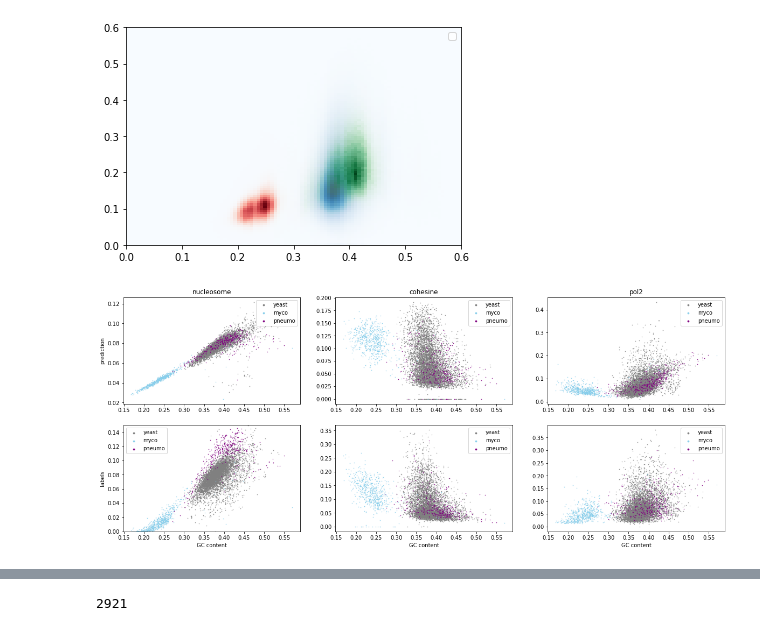
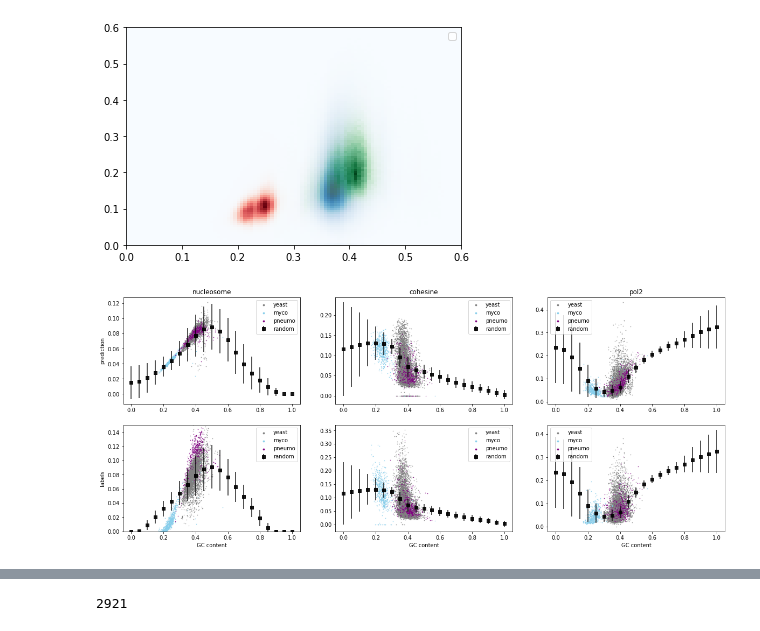
Before and after one commit to Alexwestbrook/mnhn-internship_DeepCNN_ChIP-seq, a Jupyter notebook: Generating_sequences.ipynb, the cells around one changed output, grey strips where cells are left out. Cells and saved outputs as stored; diff of their text form; code cells hidden in the pictures.

```diff
--- a/Generating_sequences.ipynb
+++ b/Generating_sequences.ipynb
@@ -214,7 +216,7 @@ def predict(one_hot_chr, model, annotation_type, last_window=False):
     if annotation_type == 'nucleosome':
         WINDOW = 2001
         X = rolling_window(one_hot_chr, window=(WINDOW, 4))[:, 0, :, None,  :]
-        pred = np.zeros(len(one_hot_chr))
+        pred = np.zeros(len(one_hot_chr), dtype='float32')
         pred[WINDOW//2:-(WINDOW//2)] = model.predict(X)[:, 0]
     else:
         if annotation_type == 'cohesine':
@@ -684,0 +661,4 @@ for gc_idx in range(19):
+# %%
+fig, axes = plt.subplots(1, 2, sharey='row', figsize=(20, 5), facecolor='w')
+for (key, grp), ax in zip(df.groupby('nextgc'), axes.flatten()):
+    grp.plot(kind='bar', ax=ax, title=key)
@@ -747,14 +734,5 @@ preds_nuc_rand.shape, preds_coh_rand.shape, preds_pol_rand.shape
 ((21, 30000), (21, 24576), (21, 1536))
 # %% [markdown]
 ### Load and normalize labels
-# %%
-def log(x):
-    x_ = np.copy(x)
-    x_[np.isnan(x_)] = 0
-    x_[np.isinf(x_)] = np.percentile(x_, 98)
-    # x_[np.isinf(x_)] = np.percentile(x_, 99.5)
-    # x_[np.isinf(x_)] = np.percentile(x_, 90)
-    x_ = np.log2(x_ + 1)
-    return x_
 # %% [markdown]
 Load nucleosome labels
@@ -1379,49 +1275,49 @@ gc_refs = np.concatenate([gc_yeast, gc_myco, gc_pneu])
 plt.figure(figsize=(20, 8))
 titles = ['nucleosome', 'cohesine', 'pol2']
 s = 1
 s_yeast = 1
 for i in range(3):
     plt.subplot(231+i)
     plt.title(titles[i])
-    # if i == 0:
-    #     plt.errorbar(gcs, y=(preds_nuc_rand / thres_pred_nm).mean(axis=1), yerr=(preds_nuc_rand / thres_pred_nm).std(axis=1), fmt='ks', alpha=0.9, label='random')
-    #     plt.errorbar(gc_refs, y=(preds_nuc_rand_sim / thres_pred_nm).mean(axis=1), yerr=(preds_nuc_rand_sim / thres_pred_nm).std(axis=1), fmt='ys', alpha=0.9, label='2mer_like', capsize=2)
-    # elif i == 1:
-    #     plt.errorbar(gcs, y=(preds_coh_rand / thres_pred_cm).mean(axis=1), yerr=(preds_coh_rand / thres_pred_cm).std(axis=1), fmt='ks', alpha=0.9, label='random')
-    #     plt.errorbar(gc_refs, y=(preds_coh_rand_sim / thres_pred_cm).mean(axis=1), yerr=(preds_coh_rand_sim / thres_pred_cm).std(axis=1), fmt='ys', alpha=0.9, label='2mer_like', capsize=2)
-    # else:
-    #     plt.errorbar(gcs, y=(preds_pol_rand / thres_pred_pm).mean(axis=1), yerr=(preds_pol_rand / thres_pred_pm).std(axis=1), fmt='ks', alpha=0.9, label='random')
-    #     plt.errorbar(gc_refs, y=(preds_pol_rand_sim / thres_pred_pm).mean(axis=1), yerr=(preds_pol_rand_sim / thres_pred_pm).std(axis=1), fmt='ys', alpha=0.9, label='2mer_like', capsize=2)
+    if i == 0:
+        plt.errorbar(gcs, y=(preds_nuc_rand / thres_pred_nm).mean(axis=1), yerr=(preds_nuc_rand / thres_pred_nm).std(axis=1), fmt='ks', alpha=0.9, label='random')
+        # plt.errorbar(gc_refs, y=(preds_nuc_rand_sim / thres_pred_nm).mean(axis=1), yerr=(preds_nuc_rand_sim / thres_pred_nm).std(axis=1), fmt='ys', alpha=0.9, label='2mer_like', capsize=2)
+    elif i == 1:
+        plt.errorbar(gcs, y=(preds_coh_rand / thres_pred_cm).mean(axis=1), yerr=(preds_coh_rand / thres_pred_cm).std(axis=1), fmt='ks', alpha=0.9, label='random')
+        # plt.errorbar(gc_refs, y=(preds_coh_rand_sim / thres_pred_cm).mean(axis=1), yerr=(preds_coh_rand_sim / thres_pred_cm).std(axis=1), fmt='ys', alpha=0.9, label='2mer_like', capsize=2)
+    else:
+        plt.errorbar(gcs, y=(preds_pol_rand / thres_pred_pm).mean(axis=1), yerr=(preds_pol_rand / thres_pred_pm).std(axis=1), fmt='ks', alpha=0.9, label='random')
+        # plt.errorbar(gc_refs, y=(preds_pol_rand_sim / thres_pred_pm).mean(axis=1), yerr=(preds_pol_rand_sim / thres_pred_pm).std(axis=1), fmt='ys', alpha=0.9, label='2mer_like', capsize=2)
     plt.scatter(window_gc_yeast, window_preds_yeast[:, i], marker='.', color='gray', label='yeast', s=s_yeast)
     plt.scatter(window_gc['myco'], window_preds['myco'][:, i], marker='.', color='skyblue', label='myco', s=s)
     plt.scatter(window_gc['pneu'], window_preds['pneu'][:, i], marker='.', color='purple', label='pneumo', s=s)
     if i == 0:
         plt.ylabel('prediction')
     leg = plt.legend()
     for legh in leg.legendHandles[:3]:
         legh.set_sizes([30])
 for i in range(3):
     plt.subplot(234+i)
-    # if i == 0:
-    #     plt.errorbar(gcs, y=(preds_nuc_rand / thres_pred_nm).reshape(n_gcs, 3, -1).mean(axis=2)[:, 0], yerr=(preds_nuc_rand / thres_pred_nm).reshape(n_gcs, 3, -1).std(axis=2)[:, 0], fmt='ks', alpha=0.9, label='random')
-    #     plt.errorbar(gc_refs, y=(preds_nuc_rand_sim / thres_pred_nm).mean(axis=1), yerr=(preds_nuc_rand_sim / thres_pred_nm).std(axis=1), fmt='ys', alpha=0.9, label='2mer_like', capsize=2)
-    # elif i == 1:
-    #     plt.errorbar(gcs, y=(preds_coh_rand / thres_pred_cm).mean(axis=1), yerr=(preds_coh_rand / thres_pred_cm).std(axis=1), fmt='ks', alpha=0.9, label='random')
-    #     plt.errorbar(gc_refs, y=(preds_coh_rand_sim / thres_pred_cm).mean(axis=1), yerr=(preds_coh_rand_sim / thres_pred_cm).std(axis=1), fmt='ys', alpha=0.9, label='2mer_like', capsize=2)
-    # else:
-    #     plt.errorbar(gcs, y=(preds_pol_rand / thres_pred_pm).mean(axis=1), yerr=(preds_pol_rand / thres_pred_pm).std(axis=1), fmt='ks', alpha=0.9, label='random')
-    #     plt.errorbar(gc_refs, y=(preds_pol_rand_sim / thres_pred_pm).mean(axis=1), yerr=(preds_pol_rand_sim / thres_pred_pm).std(axis=1), fmt='ys', alpha=0.9, label='2mer_like', capsize=2)
+    if i == 0:
+        plt.errorbar(gcs, y=(preds_nuc_rand / thres_pred_nm).reshape(n_gcs, 3, -1).mean(axis=2)[:, 0], yerr=(preds_nuc_rand / thres_pred_nm).reshape(n_gcs, 3, -1).std(axis=2)[:, 0], fmt='ks', alpha=0.9, label='random')
+        # plt.errorbar(gc_refs, y=(preds_nuc_rand_sim / thres_pred_nm).mean(axis=1), yerr=(preds_nuc_rand_sim / thres_pred_nm).std(axis=1), fmt='ys', alpha=0.9, label='2mer_like', capsize=2)
+    elif i == 1:
+        plt.errorbar(gcs, y=(preds_coh_rand / thres_pred_cm).mean(axis=1), yerr=(preds_coh_rand / thres_pred_cm).std(axis=1), fmt='ks', alpha=0.9, label='random')
+        # plt.errorbar(gc_refs, y=(preds_coh_rand_sim / thres_pred_cm).mean(axis=1), yerr=(preds_coh_rand_sim / thres_pred_cm).std(axis=1), fmt='ys', alpha=0.9, label='2mer_like', capsize=2)
+    else:
+        plt.errorbar(gcs, y=(preds_pol_rand / thres_pred_pm).mean(axis=1), yerr=(preds_pol_rand / thres_pred_pm).std(axis=1), fmt='ks', alpha=0.9, label='random')
+        # plt.errorbar(gc_refs, y=(preds_pol_rand_sim / thres_pred_pm).mean(axis=1), yerr=(preds_pol_rand_sim / thres_pred_pm).std(axis=1), fmt='ys', alpha=0.9, label='2mer_like', capsize=2)
     plt.scatter(window_gc_yeast, window_labels_yeast[:, i], marker='.', color='gray', label='yeast', s=s_yeast)
     plt.scatter(window_gc['myco'], window_labels['myco'][:, i], marker='.', color='skyblue', label='myco', s=s)
     plt.scatter(window_gc['pneu'], window_labels['pneu'][:, i], marker='.', color='purple', label='pneumo', s=s)
     if i == 0:
         plt.ylabel('labels')
         plt.ylim((0, 0.15))
     plt.xlabel('GC content')
     leg = plt.legend()
     for legh in leg.legendHandles[:3]:
         legh.set_sizes([30])
 plt.show()
 plt.close()
 # %% [output]
-[figure, old version]
+[figure, new version]
```
Also changed, not shown: parts of 38 cells of this notebook.
